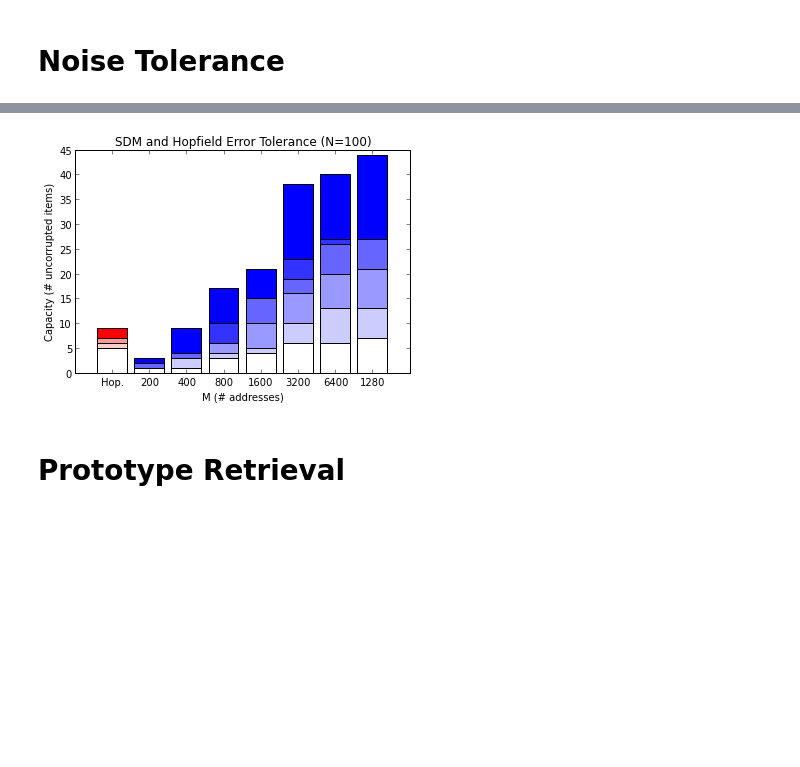
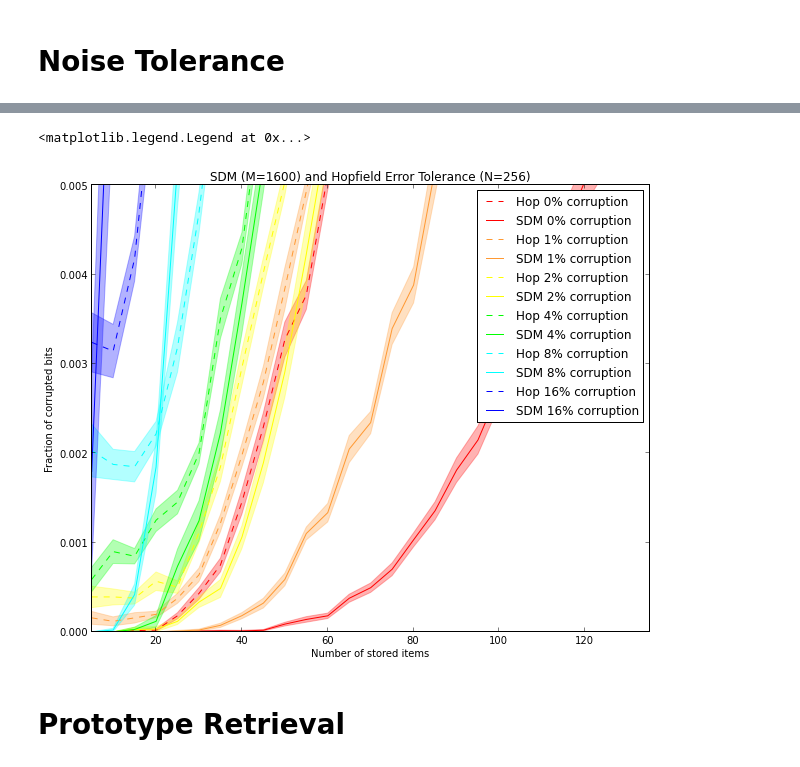
Before and after one commit to berkeley-cocosci/bayes-sdm, a Jupyter notebook: comparisons.ipynb, the cells around one changed output, grey strips where cells are left out. Drawn from its saved outputs; the diff is of its cells as text; code cells hidden in the pictures; blank space fills up the shorter version.

```diff
--- a/comparisons.ipynb
+++ b/comparisons.ipynb
@@ -202,25 +186,36 @@ Hopfield capacity is 5 (16% corruption)
-# %%
-# plot the storage capacity as a function of address space size
-util.set_fig_properties()
-data = np.hstack([hop_tolerance[:, None], sdm_tolerance])
-x = np.arange(data.shape[1])
-labels = np.hstack(["Hop.", M])
-
-for nidx, err in enumerate(noise):
-    f = nidx / (len(noise)-1.)
-    scolor = (f, f, 1)
-    hcolor = (1, f, f)
-    plt.bar(x[:1], data[nidx, :1], align='center', color=hcolor)
-    plt.bar(x[1:], data[nidx, 1:], align='center', color=scolor)
-
-plt.xticks(x, labels)
-plt.xlim(-1, x.size)
-plt.xlabel("M (# addresses)")
-plt.ylabel("Capacity (# uncorrupted items)")
-plt.title("SDM and Hopfield Error Tolerance (N=%d)" % n)
-plt.legend(loc=0)
-# %% [output]
-[figure, removed]
+# %%
+# plot the storage capacity as a function of address space size
+util.set_fig_properties()
+fig = plt.gcf()
+fig.set_figwidth(10)
+fig.set_figheight(8)
+
+for nidx, err in enumerate(noise):
+    data = hop_tolerance[nidx]
+    x = k0*np.arange(1, data.shape[0]+1)
+    loerr = data[:, 0] - data[:, 1]
+    hierr = data[:, 0] + data[:, 1]
+    plt.fill_between(x, loerr, hierr, color=colors[nidx], alpha=alpha)
+    plt.plot(x, data[:, 0], color=colors[nidx], linestyle='--',
+	     label="Hop %d%% corruption" % (err*100))
+
+    data = sdm_tolerance[nidx]
+    x = k0*np.arange(1, data.shape[0]+1)
+    loerr = data[:, 0] - data[:, 1]
+    hierr = data[:, 0] + data[:, 1]
+    plt.fill_between(x, loerr, hierr, color=colors[nidx], alpha=alpha)
+    plt.plot(x, data[:, 0], color=colors[nidx], linestyle='-',
+	     label="SDM %d%% corruption" % (err*100))
+
+plt.xlim(5, 135)
+plt.ylim(0, thresh)
+plt.xlabel("Number of stored items")
+plt.ylabel("Fraction of corrupted bits")
+plt.title("SDM (M=%d) and Hopfield Error Tolerance (N=%d)" % (m, n))
+plt.legend(loc=0)
+# %% [output]
+<matplotlib.legend.Legend at 0x...>
+[figure, added]
 # %% [markdown]
 # Prototype Retrieval
 # %%
```
Also changed, not shown: parts of 10 cells of this notebook, 2 other files.
